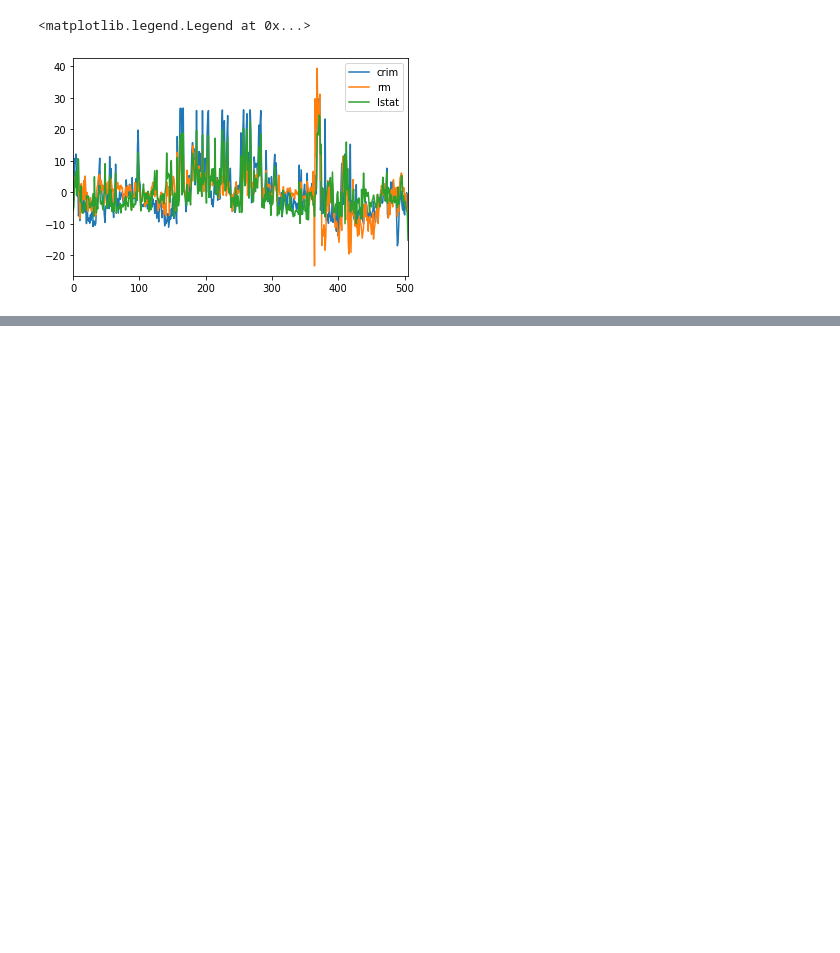
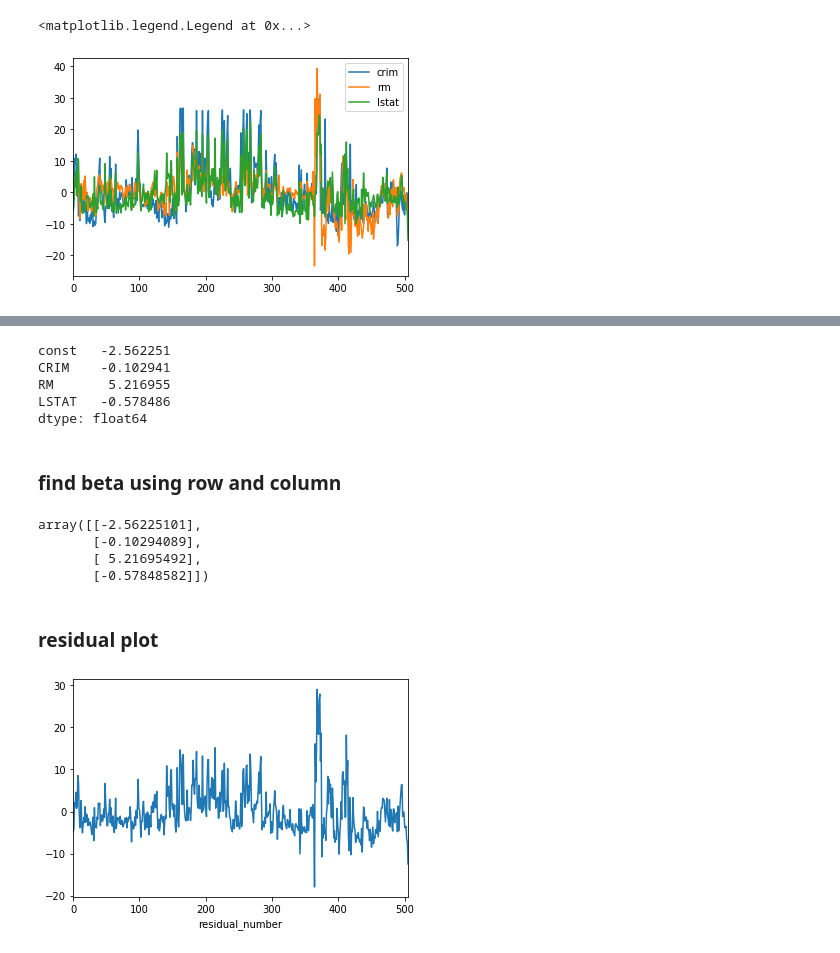
Before and after one commit to YoungJae-Hur/Data-science, a Jupyter notebook: ml-algorithms/1. simple regression model & multiple regression model.ipynb, the cells around one changed output, grey strips where cells are left out. Cells and saved outputs as stored; diff of their text form; code cells hidden in the pictures; blank space fills up the shorter version.

Commit message:
Add multiple regression model and dataset

```diff
--- a/ml-algorithms/1. simple regression model.ipynb
+++ b/ml-algorithms/1. simple regression model & multiple regression model.ipynb
@@ -305,0 +309,3 @@ plt.legend()
+# %%
+x_data = boston[['CRIM', 'RM', 'LSTAT']]
+x_data.head()
@@ -305,0 +319,7 @@ plt.legend()
+# %%
+# add constant
+x_data1 = sm.add_constant(x_data, has_constant='add')
+# %%
+# fit into model
+multi_model = sm.OLS(target, x_data1)
+fitted_multi_model = multi_model.fit()
@@ -305,0 +367,21 @@ plt.legend()
+# %%
+# multiple regression coefficient
+print(fitted_multi_model.params)
+# %% [output]
+const   -2.562251
+CRIM    -0.102941
+RM       5.216955
+LSTAT   -0.578486
+dtype: float64
+# %% [markdown]
+### find beta using row and column
+# %%
+from numpy import linalg # (X'X)-1X'y
+
+ba = linalg.inv(np.dot(x_data1.T, x_data1))
+np.dot(np.dot(ba, x_data1.T), target)
+# %% [output]
+array([[-2.56225101],
+       [-0.10294089],
+       [ 5.21695492],
+       [-0.57848582]])
@@ -305,0 +391,8 @@ plt.legend()
+# %% [markdown]
+### residual plot
+# %%
+fitted_multi_model.resid.plot()
+plt.xlabel('residual_number')
+plt.show()
+# %% [output]
+[figure, added]
```
Also changed, not shown: parts of 10 cells of this notebook, 1 other file.
